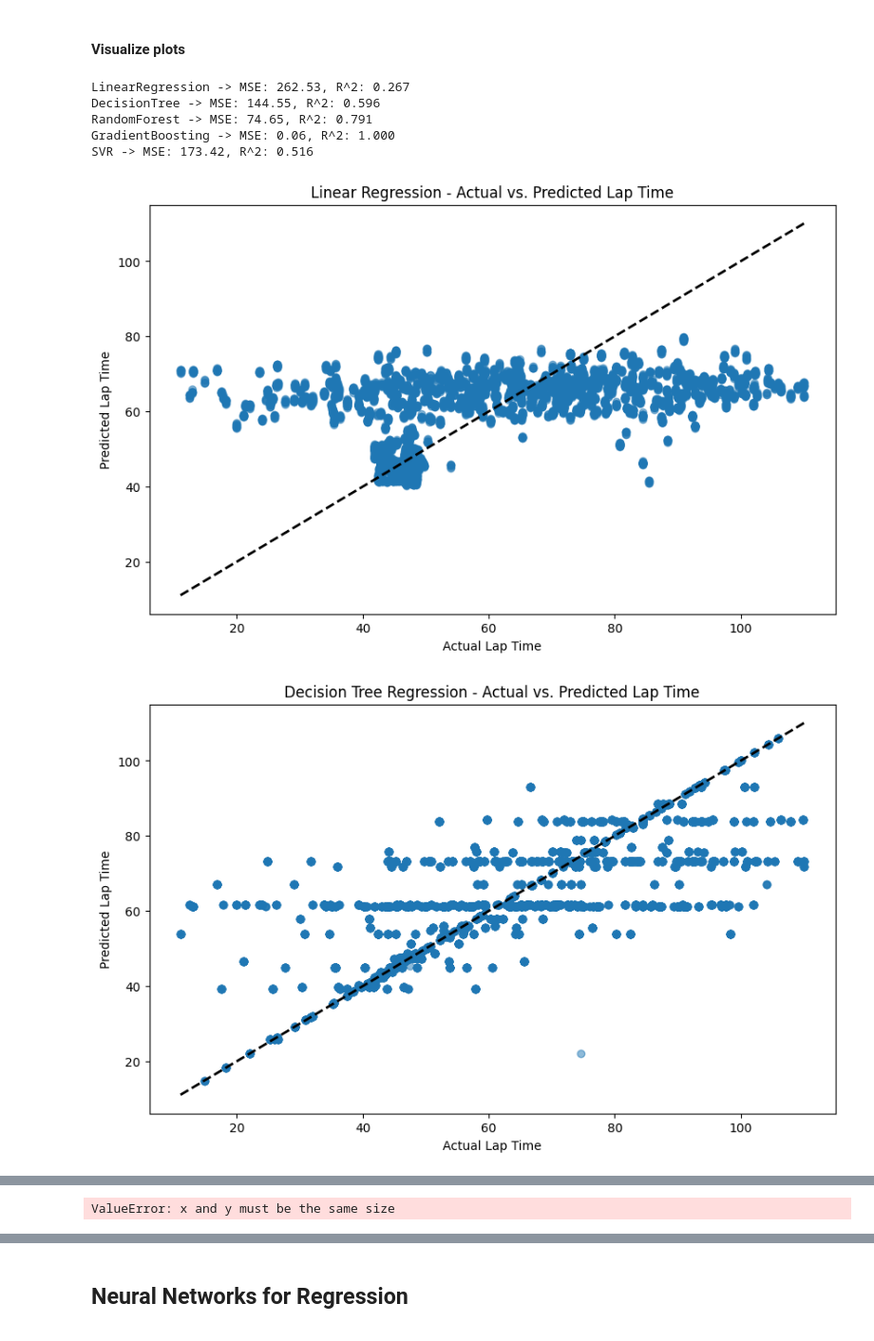
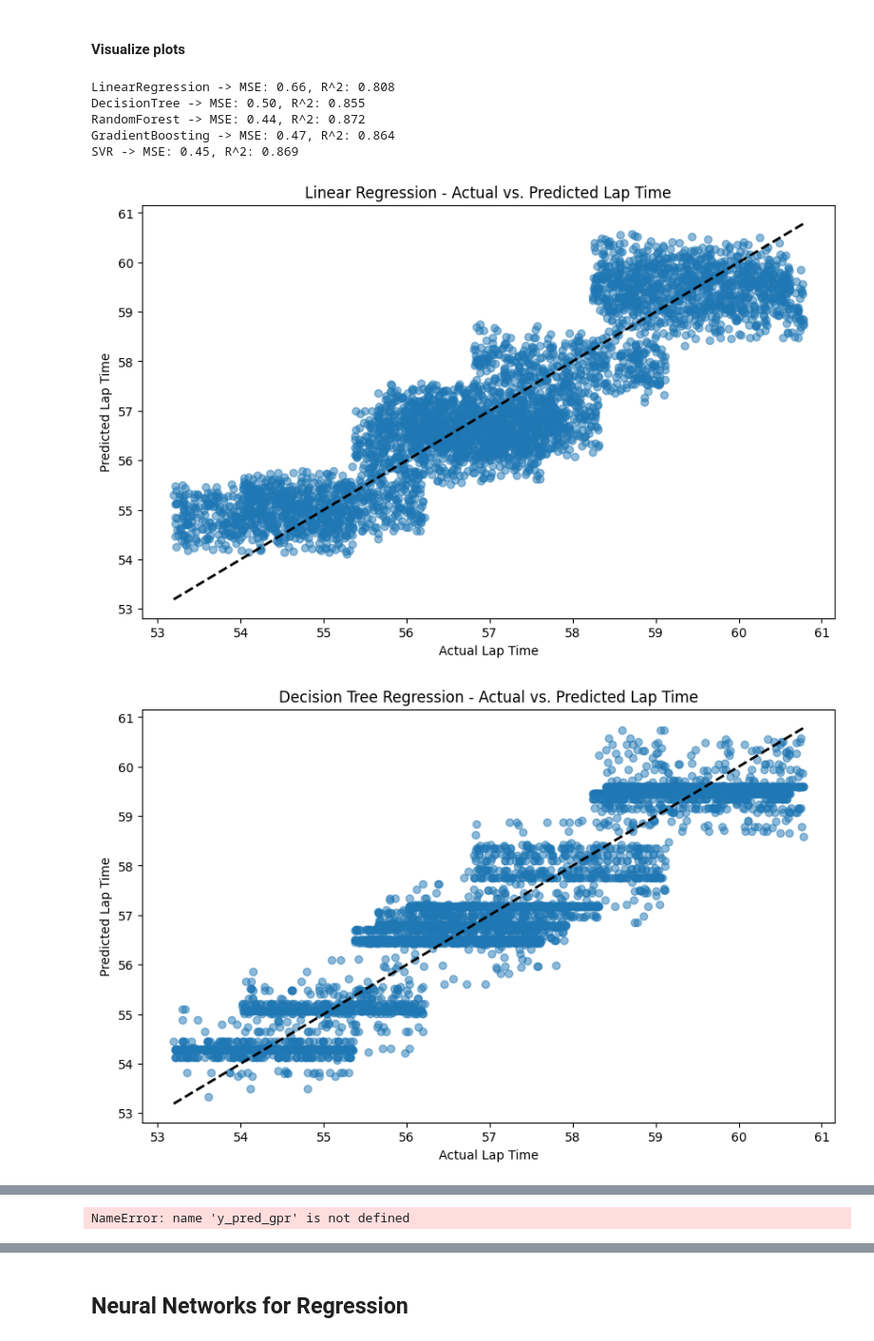
Before and after one commit to CanoniCarLTD/Canonicar_DS, a Jupyter notebook: Canonicar_DS.ipynb, the cells around one changed output, grey strips where cells are left out. Shown at 95% size. Drawn from its saved outputs; the diff is of its cells as text; code cells hidden in the pictures.

Commit message:
Formatting using black, regression work

```diff
--- a/Canonicar_DS.ipynb
+++ b/Canonicar_DS.ipynb
@@ -189 +74,3 @@ df = pd.read_csv("Cleaned_CARLA_Dataset__Outliers_Removed_.csv")
+# %%
+df = pd.read_excel("Smoothed_Dataset.xlsx")
 # %%
@@ -599,0 +369,11 @@ Gradient Boosting - MSE: 0.06, R²: 1.000
+# %%
+# Gradient Boosting Regressor with best params
+gb = GradientBoostingRegressor(
+    n_estimators=200, learning_rate=0.1, max_depth=9, random_state=42
+)
+gb.fit(X_train, y_train)
+y_pred_gb = gb.predict(X_test)
+mse_gb = mean_squared_error(y_test, y_pred_gb)
+r2_gb = r2_score(y_test, y_pred_gb)
+
+print(f"Gradient Boosting Regression - MSE: {mse_gb}, R²: {r2_gb}")
@@ -651,0 +392,7 @@ SVR - MSE: 173.42, R²: 0.516
+# %%
+svr = SVR(kernel="rbf", C=10, epsilon=0.1)
+svr.fit(X_train, y_train)
+y_pred_svr = svr.predict(X_test)
+mse_svr = mean_squared_error(y_test, y_pred_svr)
+r2_svr = r2_score(y_test, y_pred_svr)
+print(f"SVR - MSE: {mse_svr}, R²: {r2_svr}")
@@ -659,46 +408,58 @@ models_results = {
     "DecisionTree": {"MSE": mse_dt, "R2": r2_dt},
     "RandomForest": {"MSE": mse_rf, "R2": r2_rf},
     "GradientBoosting": {"MSE": mse_gb, "R2": r2_gb},
-    "SVR": {"MSE": mse_svr, "R2": r2_svr}
+    "SVR": {"MSE": mse_svr, "R2": r2_svr},
 }
 
 for model, metrics in models_results.items():
     print(f"{model} -> MSE: {metrics['MSE']:.2f}, R^2: {metrics['R2']:.3f}")
 # %% [output]
-LinearRegression -> MSE: 262.53, R^2: 0.267
-DecisionTree -> MSE: 144.55, R^2: 0.596
-RandomForest -> MSE: 74.65, R^2: 0.791
-GradientBoosting -> MSE: 0.06, R^2: 1.000
-SVR -> MSE: 173.42, R^2: 0.516
+LinearRegression -> MSE: 0.66, R^2: 0.808
+DecisionTree -> MSE: 0.50, R^2: 0.855
+RandomForest -> MSE: 0.44, R^2: 0.872
+GradientBoosting -> MSE: 0.47, R^2: 0.864
+SVR -> MSE: 0.45, R^2: 0.869
 # %%
-
 # Function to plot actual vs. predicted lap times
 def plot_actual_vs_predicted(y_test, y_pred, title):
     plt.figure(figsize=(10, 6))
     plt.scatter(y_test, y_pred, alpha=0.5)
-    plt.plot([y_test.min(), y_test.max()], [y_test.min(), y_test.max()], 'k--', lw=2)
-    plt.xlabel('Actual Lap Time')
-    plt.ylabel('Predicted Lap Time')
+    plt.plot([y_test.min(), y_test.max()], [y_test.min(), y_test.max()], "k--", lw=2)
+    plt.xlabel("Actual Lap Time")
+    plt.ylabel("Predicted Lap Time")
     plt.title(title)
     plt.show()
 
+
 # Linear Regression
-plot_actual_vs_predicted(y_test_lap, y_pred_lr, 'Linear Regression - Actual vs. Predicted Lap Time')
+plot_actual_vs_predicted(
+    y_test, y_pred_lr, "Linear Regression - Actual vs. Predicted Lap Time"
+)
 
 # Decision Tree Regression
-plot_actual_vs_predicted(y_test_lap, y_pred_dt, 'Decision Tree Regression - Actual vs. Predicted Lap Time')
+plot_actual_vs_predicted(
+    y_test, y_pred_dt, "Decision Tree Regression - Actual vs. Predicted Lap Time"
+)
 
 # Random Forest Regression
-plot_actual_vs_predicted(y_test_lap, y_pred_rf, 'Random Forest Regression - Actual vs. Predicted Lap Time')
+plot_actual_vs_predicted(
+    y_test, y_pred_rf, "Random Forest Regression - Actual vs. Predicted Lap Time"
+)
 
 # Gradient Boosting Regression
-plot_actual_vs_predicted(y_test_lap, y_pred_gb, 'Gradient Boosting Regression - Actual vs. Predicted Lap Time')
+plot_actual_vs_predicted(
+    y_test, y_pred_gb, "Gradient Boosting Regression - Actual vs. Predicted Lap Time"
+)
 
 # Support Vector Regression
-plot_actual_vs_predicted(y_test_lap, y_pred_svr, 'Support Vector Regression - Actual vs. Predicted Lap Time')
+plot_actual_vs_predicted(
+    y_test, y_pred_svr, "Support Vector Regression - Actual vs. Predicted Lap Time"
+)
 
 # Gaussian Process Regression
-plot_actual_vs_predicted(y_test_lap, y_pred_gpr, 'Gaussian Process Regression - Actual vs. Predicted Lap Time')
+plot_actual_vs_predicted(
+    y_test, y_pred_gpr, "Gaussian Process Regression - Actual vs. Predicted Lap Time"
+)
 # %% [output]
-[figure, old version]
+[figure, new version]
-[figure, old version]
+[figure, new version]
@@ -708 +469 @@ plot_actual_vs_predicted(y_test_lap, y_pred_gpr, 'Gaussian Process Regression -
-ValueError: x and y must be the same size
+NameError: name 'y_pred_gpr' is not defined
```
Also changed, not shown: parts of 50 cells of this notebook, 49 other files.
